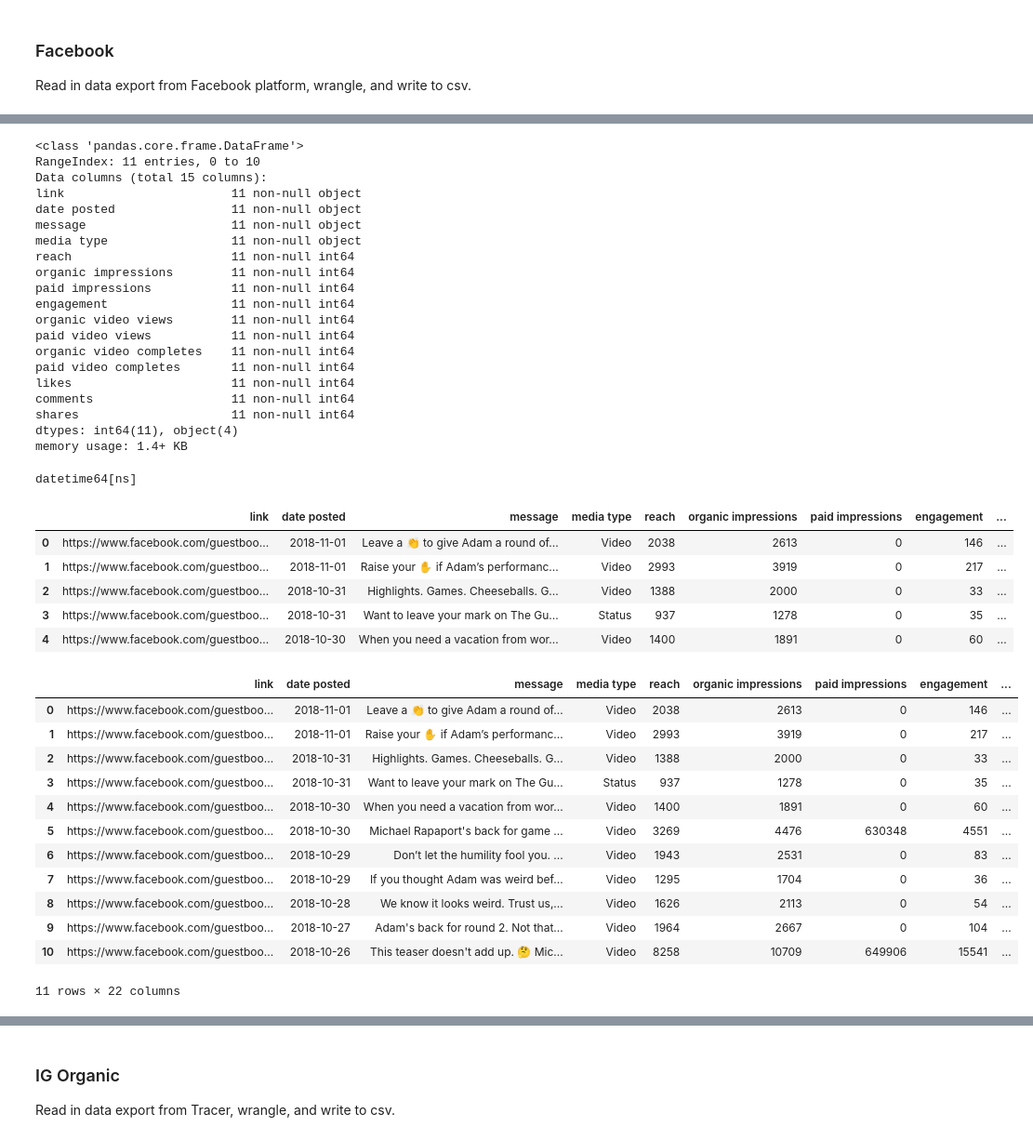
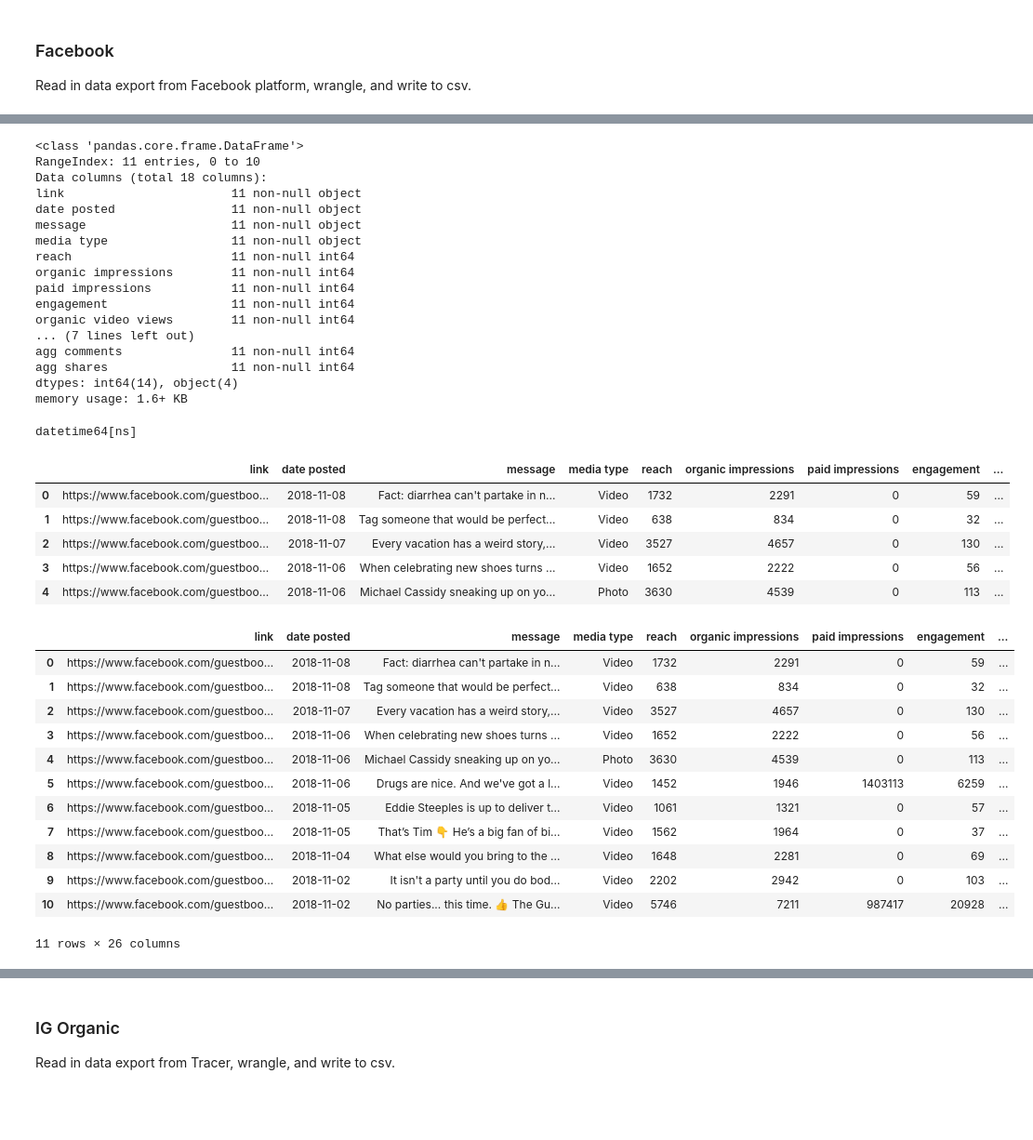
Before and after one commit to ccaddel/organicsocial_gb, a Jupyter notebook: GuestBook_Weekly.ipynb, the cells around one changed output, grey strips where cells are left out. Shown at 93% size. Drawn from its saved outputs; the diff is of its cells as text; code cells hidden in the pictures; blank space fills up the shorter version.

```diff
--- a/GuestBook_Weekly.ipynb
+++ b/GuestBook_Weekly.ipynb
@@ -374,6 +399,6 @@ fb.head()
 # %%
 #rename columns
-fb.columns = ['link','date posted','message','media type','reach','organic impressions','paid impressions','engagement','organic video views','paid video views','organic video completes','paid video completes','likes','comments','shares']
+fb.columns = ['link','date posted','message','media type','reach','organic impressions','paid impressions','engagement','organic video views','paid video views','organic video completes','paid video completes','unq likes','unq comments','unq shares','agg likes','agg comments', 'agg shares']
 fb.head()
 # %% [output]
 |  | link | date posted | message | media type | reach | organic impressions | paid impressions | engagement | ... |
@@ -408,7 +430,7 @@ memory usage: 1.4+ KB
 # %%
 fb = fb.fillna(0)
 
-cols = ['likes','comments','shares','reach','organic impressions','paid impressions','engagement','organic video views','paid video views','organic video completes','paid video completes']
+cols = ['unq likes','unq comments','unq shares','agg likes','agg comments', 'agg shares','reach','organic impressions','paid impressions','engagement','organic video views','paid video views','organic video completes','paid video completes']
 
 for col in cols:
     fb[col] = fb[col].astype(int)
@@ -417,7 +439,7 @@ fb.info()
 # %% [output]
 <class 'pandas.core.frame.DataFrame'>
 RangeIndex: 11 entries, 0 to 10
-Data columns (total 15 columns):
+Data columns (total 18 columns):
 link                       11 non-null object
 date posted                11 non-null object
 message                    11 non-null object
@@ -427,14 +449,11 @@ organic impressions        11 non-null int64
 paid impressions           11 non-null int64
 engagement                 11 non-null int64
 organic video views        11 non-null int64
-paid video views           11 non-null int64
-organic video completes    11 non-null int64
-paid video completes       11 non-null int64
-likes                      11 non-null int64
-comments                   11 non-null int64
-shares                     11 non-null int64
-dtypes: int64(11), object(4)
-memory usage: 1.4+ KB
+... (7 lines left out)
+agg comments               11 non-null int64
+agg shares                 11 non-null int64
+dtypes: int64(14), object(4)
+memory usage: 1.6+ KB
 # %%
 fb['date posted'] = pd.to_datetime(fb['date posted'])
 fb['date posted'] = fb['date posted'].dt.normalize()
@@ -443,39 +462,40 @@ fb.head()
 # %% [output]
 datetime64[ns]
 |  | link | date posted | message | media type | reach | organic impressions | paid impressions | engagement | ... |
-| 0 | https://www.facebook.com/guestboo... | 2018-11-01 | Leave a 👏 to give Adam a round of... | Video | 2038 | 2613 | 0 | 146 | ... |
-| 1 | https://www.facebook.com/guestboo... | 2018-11-01 | Raise your ✋ if Adam’s performanc... | Video | 2993 | 3919 | 0 | 217 | ... |
-| 2 | https://www.facebook.com/guestboo... | 2018-10-31 | Highlights. Games. Cheeseballs. G... | Video | 1388 | 2000 | 0 | 33 | ... |
-| 3 | https://www.facebook.com/guestboo... | 2018-10-31 | Want to leave your mark on The Gu... | Status | 937 | 1278 | 0 | 35 | ... |
-| 4 | https://www.facebook.com/guestboo... | 2018-10-30 | When you need a vacation from wor... | Video | 1400 | 1891 | 0 | 60 | ... |
+| 0 | https://www.facebook.com/guestboo... | 2018-11-08 | Fact: diarrhea can't partake in n... | Video | 1732 | 2291 | 0 | 59 | ... |
+| 1 | https://www.facebook.com/guestboo... | 2018-11-08 | Tag someone that would be perfect... | Video | 638 | 834 | 0 | 32 | ... |
+| 2 | https://www.facebook.com/guestboo... | 2018-11-07 | Every vacation has a weird story,... | Video | 3527 | 4657 | 0 | 130 | ... |
+| 3 | https://www.facebook.com/guestboo... | 2018-11-06 | When celebrating new shoes turns ... | Video | 1652 | 2222 | 0 | 56 | ... |
+| 4 | https://www.facebook.com/guestboo... | 2018-11-06 | Michael Cassidy sneaking up on yo... | Photo | 3630 | 4539 | 0 | 113 | ... |
 # %%
 ## Create and add needed columns
-fb['vis eng'] = fb['shares'] + fb['likes'] + fb['comments']
-fb['PAID'] = 'ORG'
-fb['episode'] = '203'
+fb['unq vis eng'] = fb['unq shares'] + fb['unq likes'] + fb['unq comments']
+fb['agg vis eng'] = fb['agg shares'] + fb['agg likes'] + fb['agg comments']
+fb['PAID'] = fb['paid impressions'].map(lambda x: "PAID" if x > 0 else "ORG")
+fb['episode'] = '204'
 fb['ER'] = fb['engagement']/fb['reach']
 fb['VR'] = fb['organic video views']/fb['organic impressions']
 fb['CR'] = fb['organic video completes']/fb['organic impressions']
 
 #Phase = pre-premiere/premiere week/premiere day/continuity/finale/off season
 fb['phase'] = 'continuity'
 #fb['date posted'].map(lambda x: "premiere day" if x == pd.to_datetime(['2018-10-23 00:00:00']) else "premiere week")
 
 fb
 # %% [output]
 |  | link | date posted | message | media type | reach | organic impressions | paid impressions | engagement | ... |
-| 0 | https://www.facebook.com/guestboo... | 2018-11-01 | Leave a 👏 to give Adam a round of... | Video | 2038 | 2613 | 0 | 146 | ... |
-| 1 | https://www.facebook.com/guestboo... | 2018-11-01 | Raise your ✋ if Adam’s performanc... | Video | 2993 | 3919 | 0 | 217 | ... |
-| 2 | https://www.facebook.com/guestboo... | 2018-10-31 | Highlights. Games. Cheeseballs. G... | Video | 1388 | 2000 | 0 | 33 | ... |
-| 3 | https://www.facebook.com/guestboo... | 2018-10-31 | Want to leave your mark on The Gu... | Status | 937 | 1278 | 0 | 35 | ... |
-| 4 | https://www.facebook.com/guestboo... | 2018-10-30 | When you need a vacation from wor... | Video | 1400 | 1891 | 0 | 60 | ... |
-| 5 | https://www.facebook.com/guestboo... | 2018-10-30 | Michael Rapaport's back for game ... | Video | 3269 | 4476 | 630348 | 4551 | ... |
-| 6 | https://www.facebook.com/guestboo... | 2018-10-29 | Don’t let the humility fool you. ... | Video | 1943 | 2531 | 0 | 83 | ... |
-| 7 | https://www.facebook.com/guestboo... | 2018-10-29 | If you thought Adam was weird bef... | Video | 1295 | 1704 | 0 | 36 | ... |
-| 8 | https://www.facebook.com/guestboo... | 2018-10-28 | We know it looks weird. Trust us,... | Video | 1626 | 2113 | 0 | 54 | ... |
-| 9 | https://www.facebook.com/guestboo... | 2018-10-27 | Adam's back for round 2. Not that... | Video | 1964 | 2667 | 0 | 104 | ... |
-| 10 | https://www.facebook.com/guestboo... | 2018-10-26 | This teaser doesn't add up. 🤔 Mic... | Video | 8258 | 10709 | 649906 | 15541 | ... |
+| 0 | https://www.facebook.com/guestboo... | 2018-11-08 | Fact: diarrhea can't partake in n... | Video | 1732 | 2291 | 0 | 59 | ... |
+| 1 | https://www.facebook.com/guestboo... | 2018-11-08 | Tag someone that would be perfect... | Video | 638 | 834 | 0 | 32 | ... |
+| 2 | https://www.facebook.com/guestboo... | 2018-11-07 | Every vacation has a weird story,... | Video | 3527 | 4657 | 0 | 130 | ... |
+| 3 | https://www.facebook.com/guestboo... | 2018-11-06 | When celebrating new shoes turns ... | Video | 1652 | 2222 | 0 | 56 | ... |
+| 4 | https://www.facebook.com/guestboo... | 2018-11-06 | Michael Cassidy sneaking up on yo... | Photo | 3630 | 4539 | 0 | 113 | ... |
+| 5 | https://www.facebook.com/guestboo... | 2018-11-06 | Drugs are nice. And we've got a l... | Video | 1452 | 1946 | 1403113 | 6259 | ... |
+| 6 | https://www.facebook.com/guestboo... | 2018-11-05 | Eddie Steeples is up to deliver t... | Video | 1061 | 1321 | 0 | 57 | ... |
+| 7 | https://www.facebook.com/guestboo... | 2018-11-05 | That’s Tim 👇 He’s a big fan of bi... | Video | 1562 | 1964 | 0 | 37 | ... |
+| 8 | https://www.facebook.com/guestboo... | 2018-11-04 | What else would you bring to the ... | Video | 1648 | 2281 | 0 | 69 | ... |
+| 9 | https://www.facebook.com/guestboo... | 2018-11-02 | It isn't a party until you do bod... | Video | 2202 | 2942 | 0 | 103 | ... |
+| 10 | https://www.facebook.com/guestboo... | 2018-11-02 | No parties... this time. 👍 The Gu... | Video | 5746 | 7211 | 987417 | 20928 | ... |
-11 rows × 22 columns
+11 rows × 26 columns
 # %%
 #create "messaging" column:
 #if message contains "Premiere", "Tues", "Tomorrow", "Tonight", "On Demand", "TBS App", "Evergreen"
```
Also changed, not shown: parts of 23 cells of this notebook.
